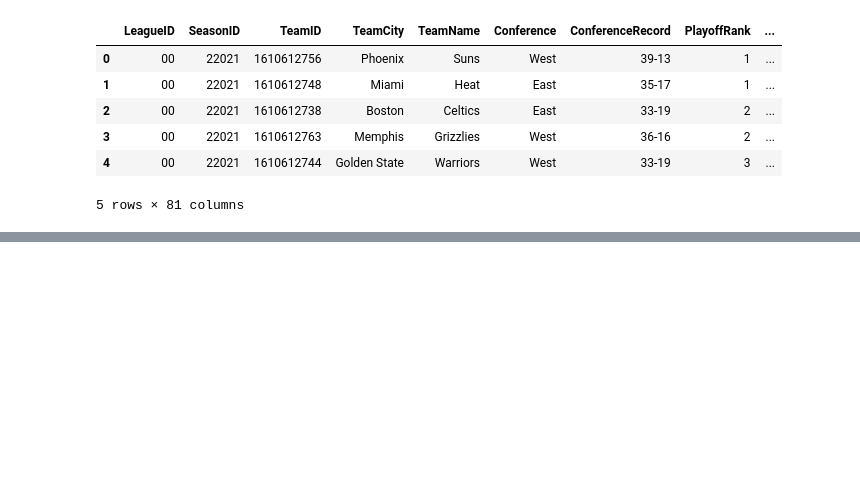
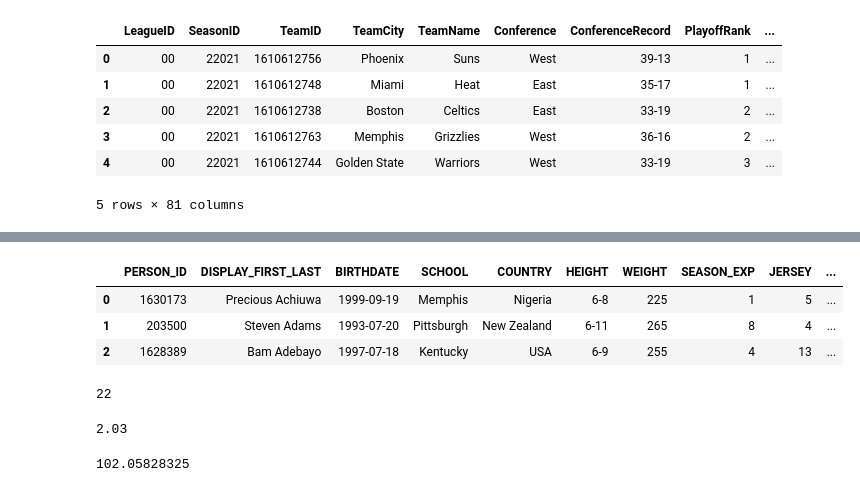
Before and after one commit to luitelgaurav/DataView_42-1, a Jupyter notebook: NBA Data Extraction 14-04.ipynb, the cells around one changed output, grey strips where cells are left out. Cells and saved outputs as stored; diff of their text form; code cells hidden in the pictures; blank space fills up the shorter version.

```diff
--- a/NBA Data Extraction 14-04.ipynb
+++ b/NBA Data Extraction 14-04.ipynb
@@ -158,0 +161,25 @@ teams_standings.to_csv('NBA_Season_Team_Standings.csv',index=False)
+# %%
+for ID in df_players['id']:
+    response = commonplayerinfo.CommonPlayerInfo(
+        player_id=ID,
+    )
+
+    content = json.loads(response.get_json())
+
+    # transform contents into dataframe
+    if(ID==df_players['id'][0]):
+        results = content['resultSets'][0]
+        headers = results['headers']
+        rows = results['rowSet']
+        df_players_info = pd.DataFrame(rows)
+        df_players_info.columns = headers
+    else:
+        results = content['resultSets'][0]
+        rows = results['rowSet']
+        if(len(rows)==0):
+            continue
+        df = pd.DataFrame(rows)
+        df.columns = headers
+        df_players_info=pd.concat([df_players_info,df])
+# %%
+df_players_info.reset_index(inplace=True,drop=True)
@@ -158,0 +206,10 @@ teams_standings.to_csv('NBA_Season_Team_Standings.csv',index=False)
+# %%
+df_players_info=df_players_info[['PERSON_ID','DISPLAY_FIRST_LAST',
+       'BIRTHDATE', 'SCHOOL', 'COUNTRY', 'HEIGHT',
+       'WEIGHT', 'SEASON_EXP', 'JERSEY', 'POSITION','FROM_YEAR','DRAFT_YEAR']]
+df_players_info.head(3)
+# %% [output]
+|  | PERSON_ID | DISPLAY_FIRST_LAST | BIRTHDATE | SCHOOL | COUNTRY | HEIGHT | WEIGHT | SEASON_EXP | JERSEY | ... |
+| 0 | 1630173 | Precious Achiuwa | 1999-09-19 | Memphis | Nigeria | 6-8 | 225 | 1 | 5 | ... |
+| 1 | 203500 | Steven Adams | 1993-07-20 | Pittsburgh | New Zealand | 6-11 | 265 | 8 | 4 | ... |
+| 2 | 1628389 | Bam Adebayo | 1997-07-18 | Kentucky | USA | 6-9 | 255 | 4 | 13 | ... |
@@ -158,0 +221,17 @@ teams_standings.to_csv('NBA_Season_Team_Standings.csv',index=False)
+# %%
+player_age = relativedelta(datetime.now(), df_players_info['BIRTHDATE'][0]).years
+player_age
+# %% [output]
+22
+# %%
+height=int(df_players_info['HEIGHT'][0].split('-')[0])*30.48 + int(df_players_info['HEIGHT'][0].split('-')[1])*2.54
+height/=100
+height=np.round(height,2)
+height #In meters
+# %% [output]
+2.03
+# %%
+weight=int(df_players_info['WEIGHT'][0])*0.45359237
+weight #In KGs
+# %% [output]
+102.05828325
```
Also changed, not shown: parts of 6 cells of this notebook, 1 other file.
